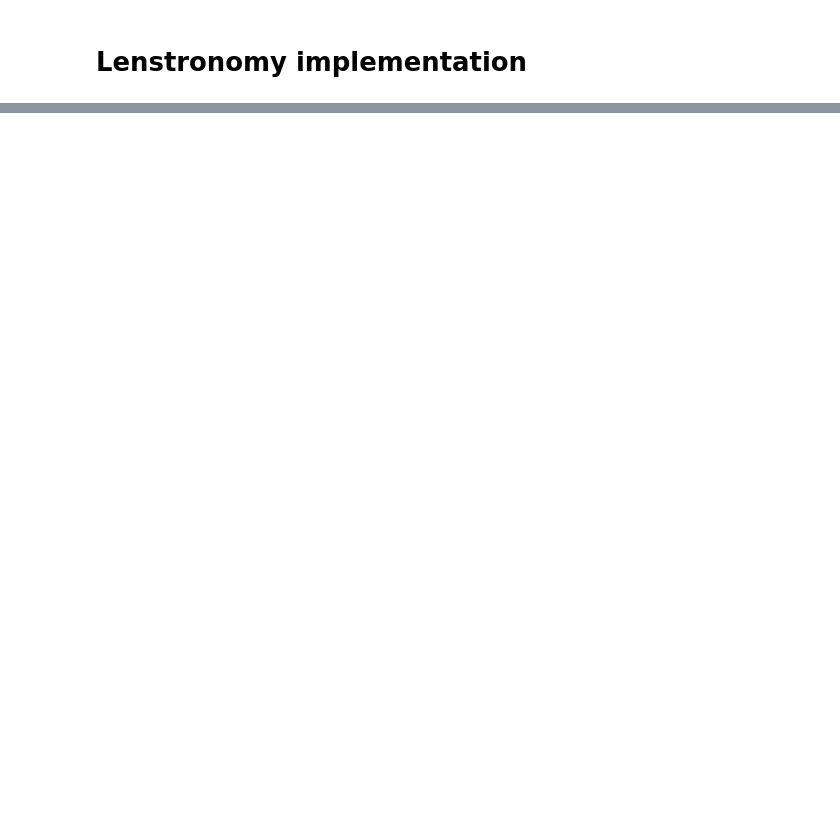
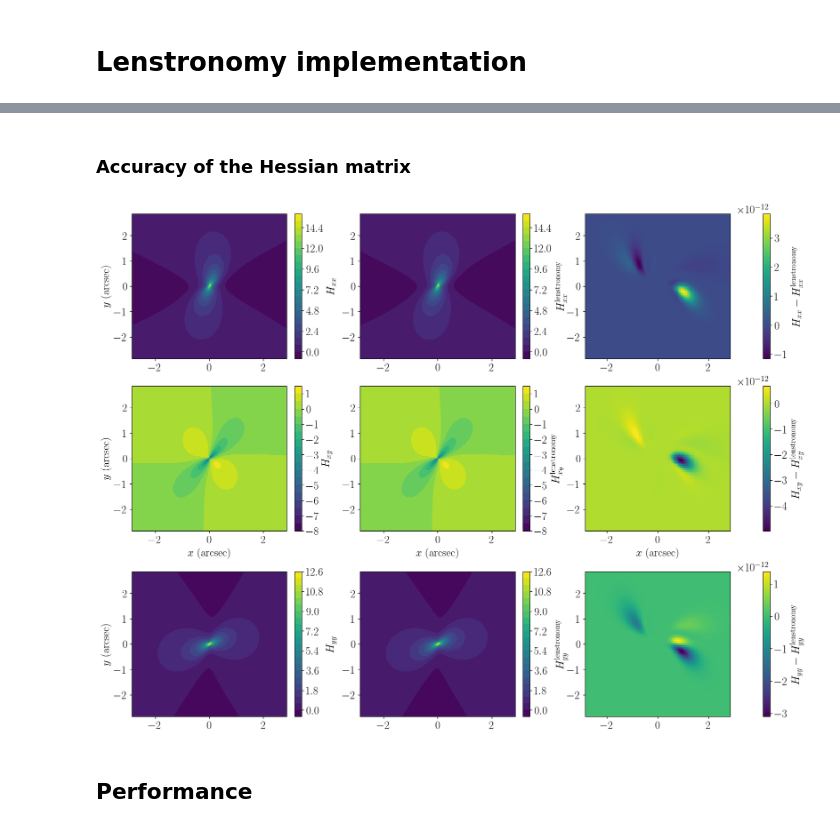
Before and after one commit to ELROND-project/nazgul, a Jupyter notebook: src/nazgul/output_analysis/ellipticity gradient/generalised_elliptical_model.ipynb, the cells around one changed output, grey strips where cells are left out. Saved outputs shown, nothing was run; the diff lists cells and outputs as text; code cells hidden in the pictures; blank space fills up the shorter version.

```diff
--- a/src/nazgul/output_analysis/ellipticity gradient/generalised_elliptical_model.ipynb
+++ b/src/nazgul/output_analysis/ellipticity gradient/generalised_elliptical_model.ipynb
@@ -1043,0 +1151,37 @@ In the init, the class should regognise if both ingredients are present and trea
+# %% [markdown]
+### Accuracy of the Hessian matrix
+# %%
+fig, axes = plt.subplots(3, 3, figsize=(16, 12), layout="constrained")
+
+labels = [[r'$H_{xx}$', r'$H_{xx}^{\rm lenstronomy}$', r'$H_{xx} - H_{xx}^{\rm lenstronomy}$'],
+          [r'$H_{xy}$', r'$H_{xy}^{\rm lenstronomy}$', r'$H_{xy} - H_{xy}^{\rm lenstronomy}$'],
+          [r'$H_{yy}$', r'$H_{yy}^{\rm lenstronomy}$', r'$H_{yy} - H_{yy}^{\rm lenstronomy}$']]
+
+for i in range(3):
+
+    H_ij = [H_xx, H_xy, H_yy][i]
+    H_ij_lenstronomy = [H_xx_lenstronomy, H_xy_lenstronomy, H_yy_lenstronomy][i]
+
+    ax = axes[i, 0]
+    contours = ax.contourf(X, Y, H_ij, levels=20)
+    fig.colorbar(contours, ax=ax, label=labels[i][0])
+
+    ax = axes[i, 1]
+    contours = ax.contourf(X, Y, H_ij_lenstronomy, levels=20)
+    fig.colorbar(contours, ax=ax, label=labels[i][1])
+
+    ax = axes[i, 2]
+    im = ax.imshow(H_ij - H_ij_lenstronomy, extent=(-2*theta_E, 2*theta_E, -2*theta_E, 2*theta_E))
+    fig.colorbar(im, ax=ax, label=labels[i][2])
+
+for i in range(3):
+    axes[i, 0].set_ylabel(r"$y$ (arcsec)")
+
+for j in range(3):
+    axes[1, j].set_xlabel(r"$x$ (arcsec)")
+
+plt.show();
+# %% [output]
+[figure, added]
+# %% [markdown]
+## Performance
```
Also changed, not shown: parts of 23 cells of this notebook, 4 other files.
